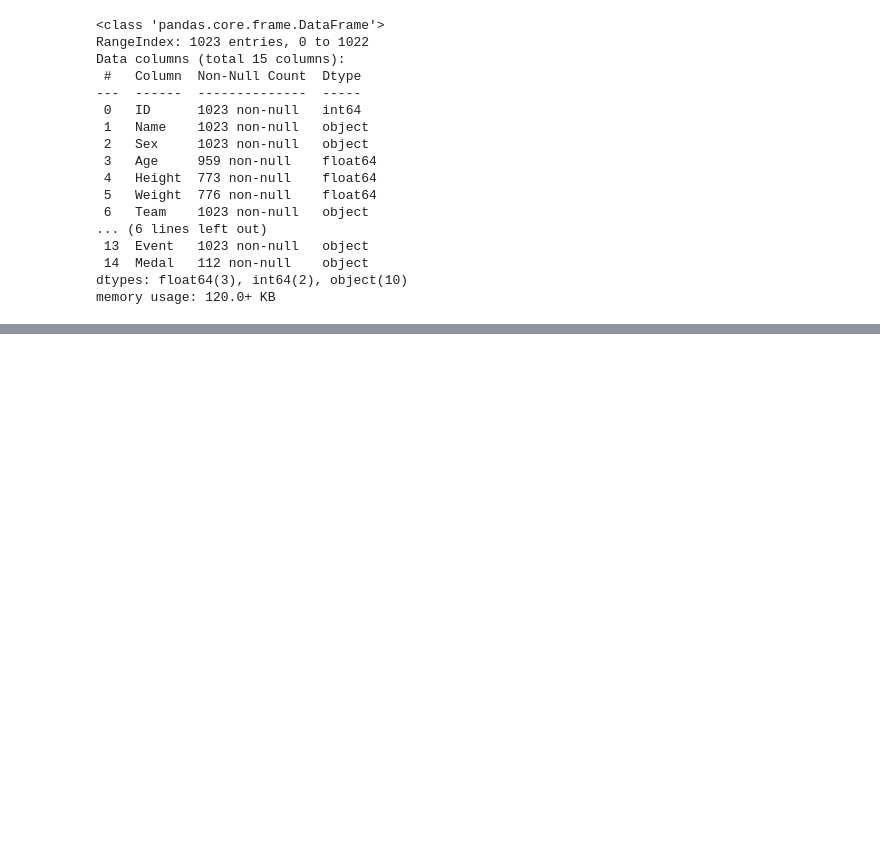
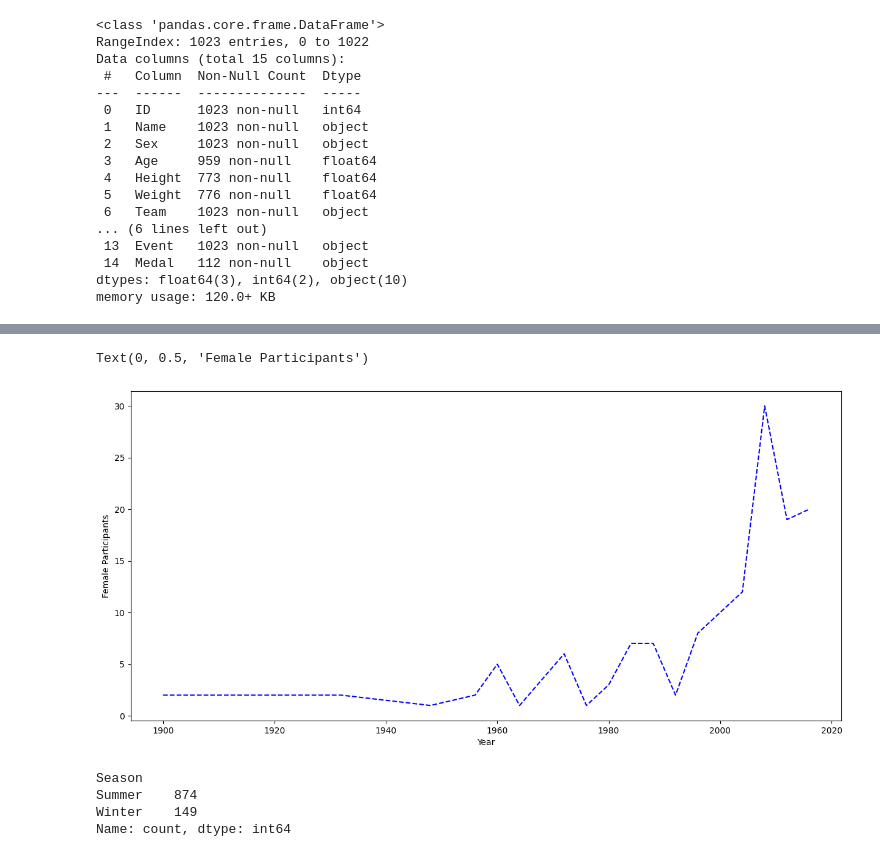
Before and after one commit to AyonChatterjee/ML-Projects-, a Jupyter notebook: OlympicMedalPrediction/OlympicsPredictions.ipynb, the cells around one changed output, grey strips where cells are left out. Saved outputs shown, nothing was run; the diff lists cells and outputs as text; code cells hidden in the pictures; blank space fills up the shorter version.

```diff
--- a/OlympicMedalPrediction/OlympicsPredictions.ipynb
+++ b/OlympicMedalPrediction/OlympicsPredictions.ipynb
@@ -61,0 +130,5 @@ memory usage: 120.0+ KB
+# %%
+# Seeing female participants in each year in summer season
+female_part = data[(data.Sex == 'F') & (data.Season == 'Summer')][['Sex' , 'Year']]
+female_part = female_part.groupby('Year').count().reset_index()
+female_part
@@ -61,0 +153,19 @@ memory usage: 120.0+ KB
+# %%
+# Visualizing the female participant data
+
+plt.figure(figsize=(15 , 7))
+sns.lineplot(data = female_part , x = 'Year' , y = 'Sex', linestyle = '--' , color = 'blue')
+plt.xlabel('Year')
+plt.ylabel('Female Participants')
+# %% [output]
+Text(0, 0.5, 'Female Participants')
+[figure, added]
+# %%
+# Participants across the season
+seasons = data.Season.value_counts()
+seasons
+# %% [output]
+Season
+Summer    874
+Winter    149
+Name: count, dtype: int64
```
Also changed, not shown: parts of 13 cells of this notebook.
